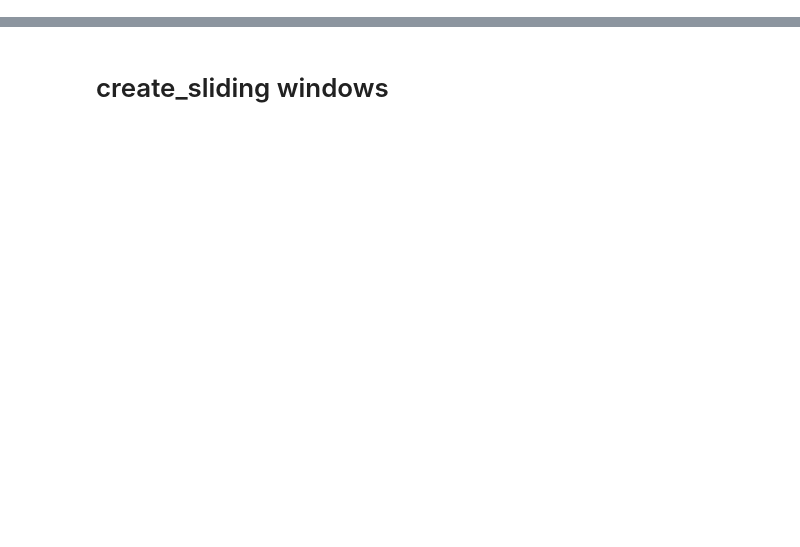
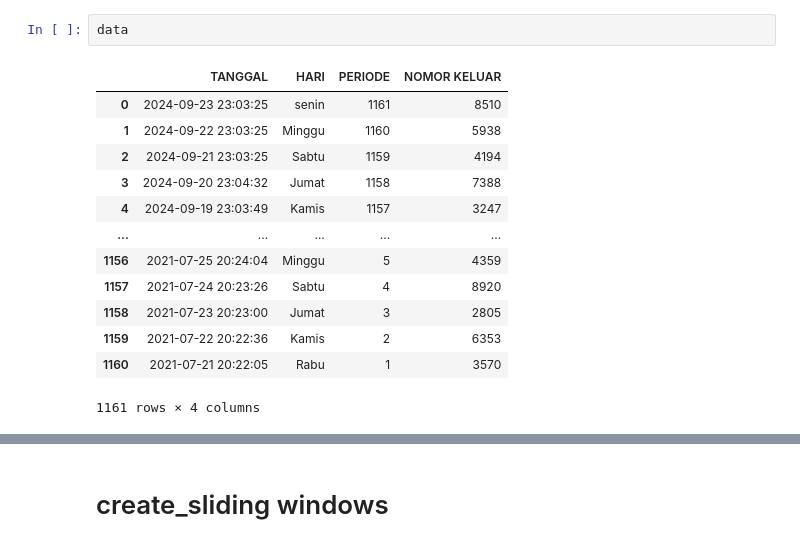
Before and after one commit to mairemortis2106/my_interestwithML, a Jupyter notebook: togel.ipynb, the cells around one changed output, grey strips where cells are left out. Drawn from its saved outputs; the diff is of its cells as text; blank space fills up the shorter version.

```diff
--- a/togel.ipynb
+++ b/togel.ipynb
@@ -18,5 +18,21 @@ Data columns (total 4 columns):
 dtypes: datetime64[ns](1), int64(2), object(1)
 memory usage: 36.4+ KB
+# %%
+data
+# %% [output]
+|  | TANGGAL | HARI | PERIODE | NOMOR KELUAR |
+| 0 | 2024-09-23 23:03:25 | senin | 1161 | 8510 |
+| 1 | 2024-09-22 23:03:25 | Minggu | 1160 | 5938 |
+| 2 | 2024-09-21 23:03:25 | Sabtu | 1159 | 4194 |
+| 3 | 2024-09-20 23:04:32 | Jumat | 1158 | 7388 |
+| 4 | 2024-09-19 23:03:49 | Kamis | 1157 | 3247 |
+| ... | ... | ... | ... | ... |
+| 1156 | 2021-07-25 20:24:04 | Minggu | 5 | 4359 |
+| 1157 | 2021-07-24 20:23:26 | Sabtu | 4 | 8920 |
+| 1158 | 2021-07-23 20:23:00 | Jumat | 3 | 2805 |
+| 1159 | 2021-07-22 20:22:36 | Kamis | 2 | 6353 |
+| 1160 | 2021-07-21 20:22:05 | Rabu | 1 | 3570 |
+1161 rows × 4 columns
 # %%
 import matplotlib.pyplot as plt
 
```
Also changed, not shown: parts of 17 cells of this notebook, 2 other files.
